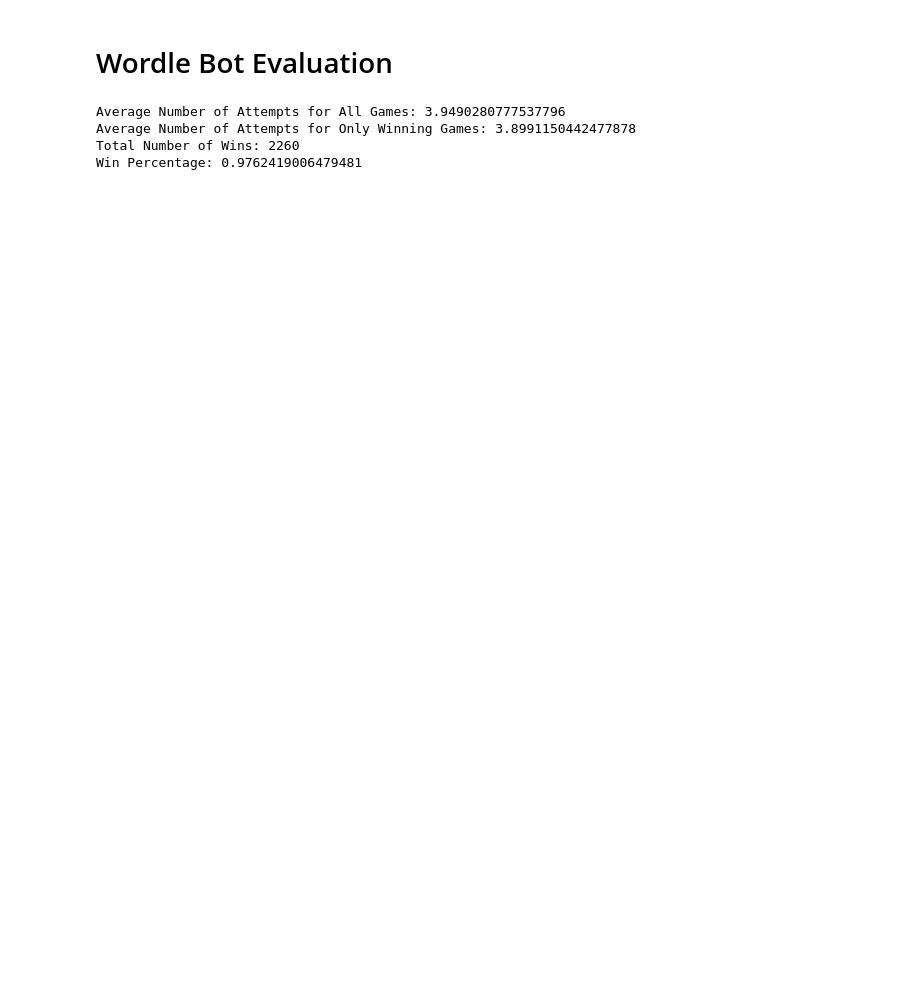
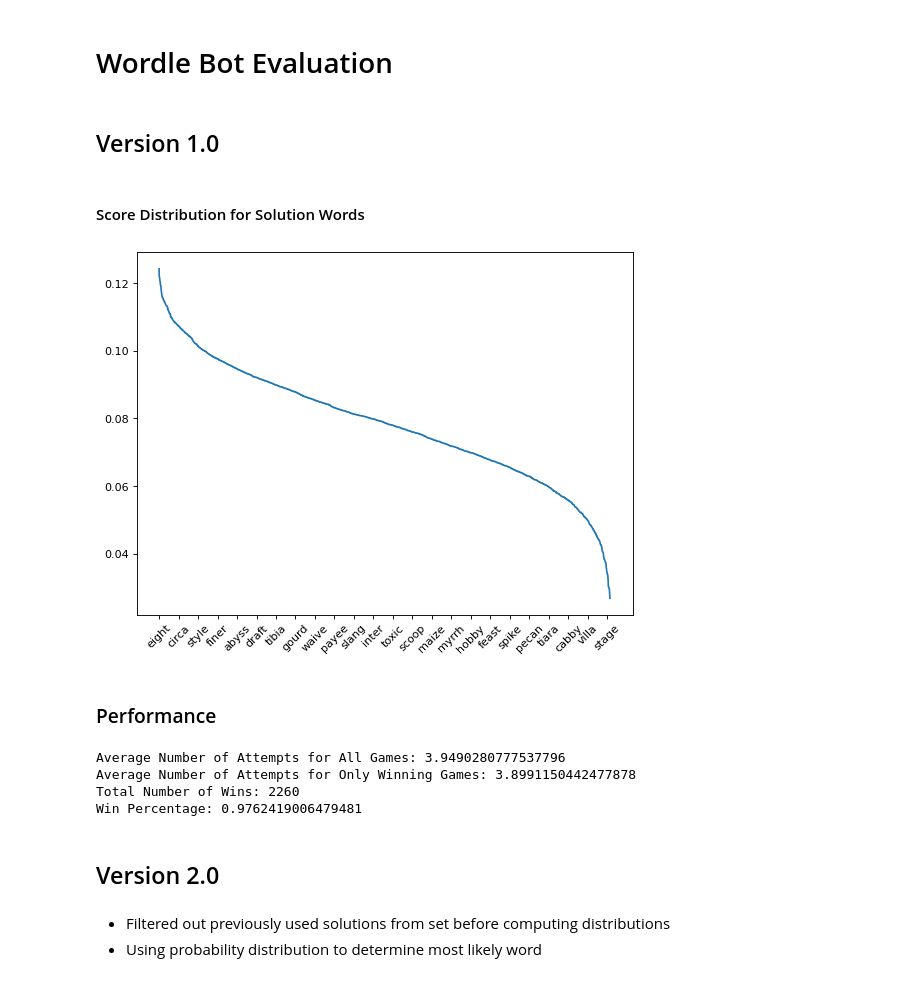
Before and after one commit to mattavallone/wordle-bot, a Jupyter notebook: evaluation.ipynb, the cells around one changed output. Cells and saved outputs as stored; diff of their text form; code cells hidden in the pictures; blank space fills up the shorter version.

Commit message:
added versions 2 & 3 attempts

```diff
--- a/evaluation.ipynb
+++ b/evaluation.ipynb
@@ -20,0 +17,2 @@ solWordScores = stats.getWordScores(solWords, solLetters)
+# %% [markdown]
+## Version 1.0
@@ -46,6 +52,20 @@ for randIndex in randSample:
             break
 
     attemptsTotal += len(states)
+# %% [markdown]
+#### Score Distribution for Solution Words
+# %%
+import matplotlib.pyplot as plt
+import numpy as np
+
+plt.figure(figsize=(8, 6), dpi=80)
+plt.plot(solWords, list(solWordScores.values()))
+plt.xticks(np.arange(0, len(solWords), 100), rotation = 45) # Only showing every 100th word
+plt.show()
+# %% [output]
+[figure, added]
+# %% [markdown]
+### Performance
 # %%
 avgAttemptsTotal = attemptsTotal / len(solWords)
 avgAttemptsWins = attemptsWins / wins
@@ -58,3 +78,8 @@ Average Number of Attempts for All Games: 3.9490280777537796
 Average Number of Attempts for Only Winning Games: 3.8991150442477878
 Total Number of Wins: 2260
 Win Percentage: 0.9762419006479481
+# %% [markdown]
+## Version 2.0
+# %% [markdown]
+* Filtered out previously used solutions from set before computing distributions
+* Using probability distribution to determine most likely word
```
Also changed, not shown: parts of 17 cells of this notebook, 3 other files.
